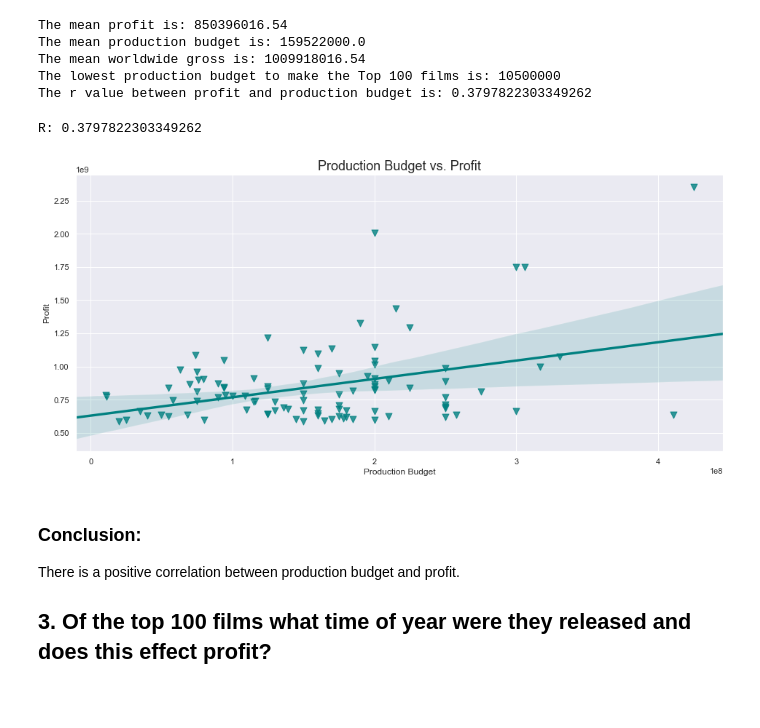
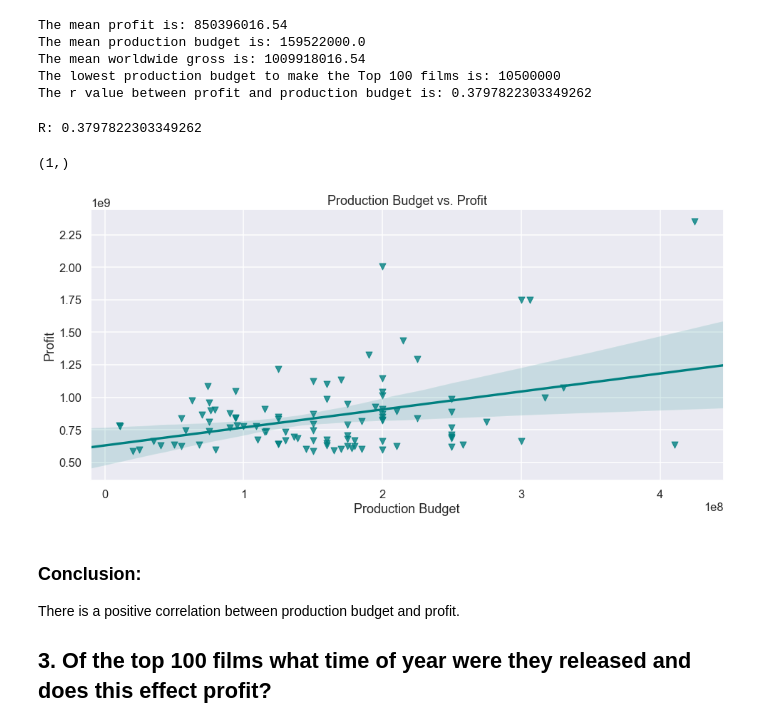
Before and after one commit to carlyf15/dsc-mod-1-project-v2-1-online-ds-sp-000, a Jupyter notebook: student.ipynb, the cells around one changed output. Cells and saved outputs as stored; diff of their text form; code cells hidden in the pictures; blank space fills up the shorter version.

```diff
--- a/student.ipynb
+++ b/student.ipynb
@@ -224,15 +158,17 @@ The r value between profit and production budget is: 0.3797822303349262
 # %%
 #Graphical representation of the relationship between Production Biudget and profitability
 Budget_Profit=plt.figure(figsize=(35,7))
 ax=Budget_Profit.add_subplot(121)
 sns.set_style('darkgrid')
 sns.set_context('talk')
 Profits = sns.regplot(x='production_budget', y='Profit', data=top_100, marker='v', color='teal', ax=ax).set(xlabel='Production Budget',
                                             ylabel='Profit', title='Production Budget vs. Profit')
 print("R:", R_profit_budget)
+1,
 # %% [output]
 R: 0.3797822303349262
+(1,)
-[figure, old version]
+[figure, new version]
 # %% [markdown]
 ### Conclusion:
 There is a positive correlation between production budget and profit.
```
Also changed, not shown: parts of 25 cells of this notebook, 2 other files.
